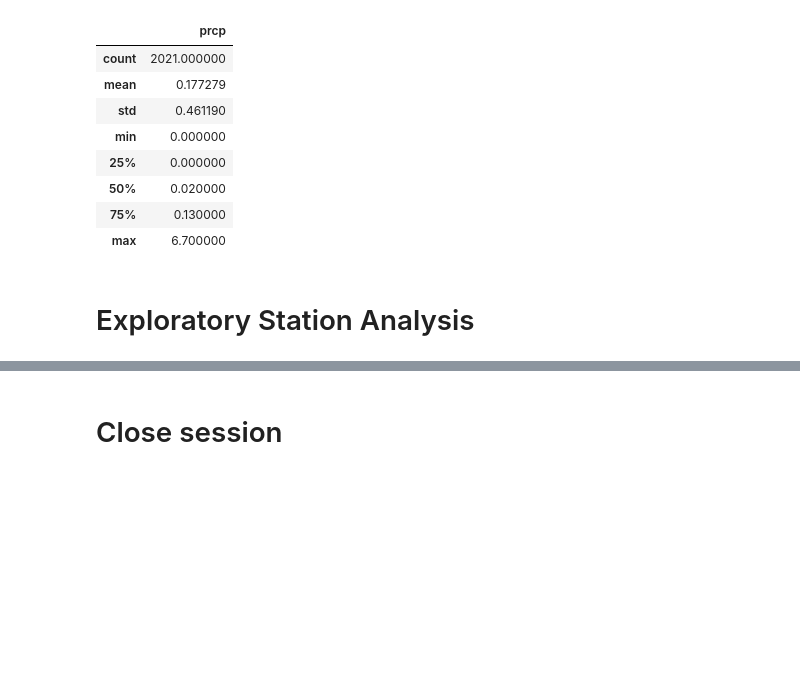
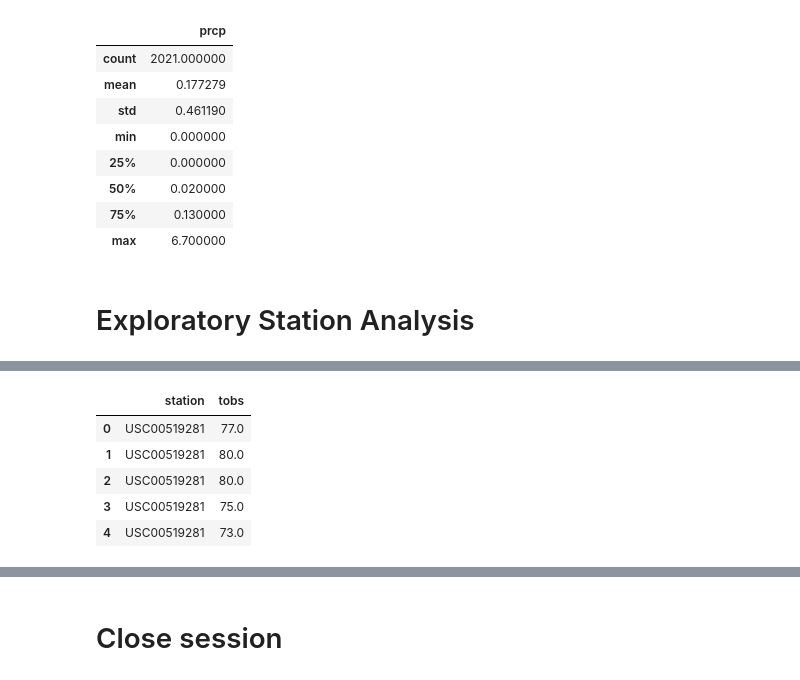
Before and after one commit to flbpilot/SQLAlchemy-Challenge, a Jupyter notebook: climate_starter.ipynb, the cells around one changed output, grey strips where cells are left out. Saved outputs shown, nothing was run; the diff lists cells and outputs as text; code cells hidden in the pictures; blank space fills up the shorter version.

```diff
--- a/climate_starter.ipynb
+++ b/climate_starter.ipynb
@@ -129,3 +154,14 @@ print(nb_station)
 # %%
 # Using the most active station id
-# Query the last 12 months of temperature observation data for this station and plot the results as a histogram
+# Query the last 12 months of temperature observation data for this station
+year_station = session.query(Measurement.station, Measurement.tobs).\
+    filter (Measurement.station == "USC00519281", Measurement.date > "2016-08-23")
+year_temp = pd.DataFrame(year_station)
+year_temp.head()
+# %% [output]
+|  | station | tobs |
+| 0 | USC00519281 | 77.0 |
+| 1 | USC00519281 | 80.0 |
+| 2 | USC00519281 | 80.0 |
+| 3 | USC00519281 | 75.0 |
+| 4 | USC00519281 | 73.0 |
```
Also changed, not shown: parts of 5 cells of this notebook.
